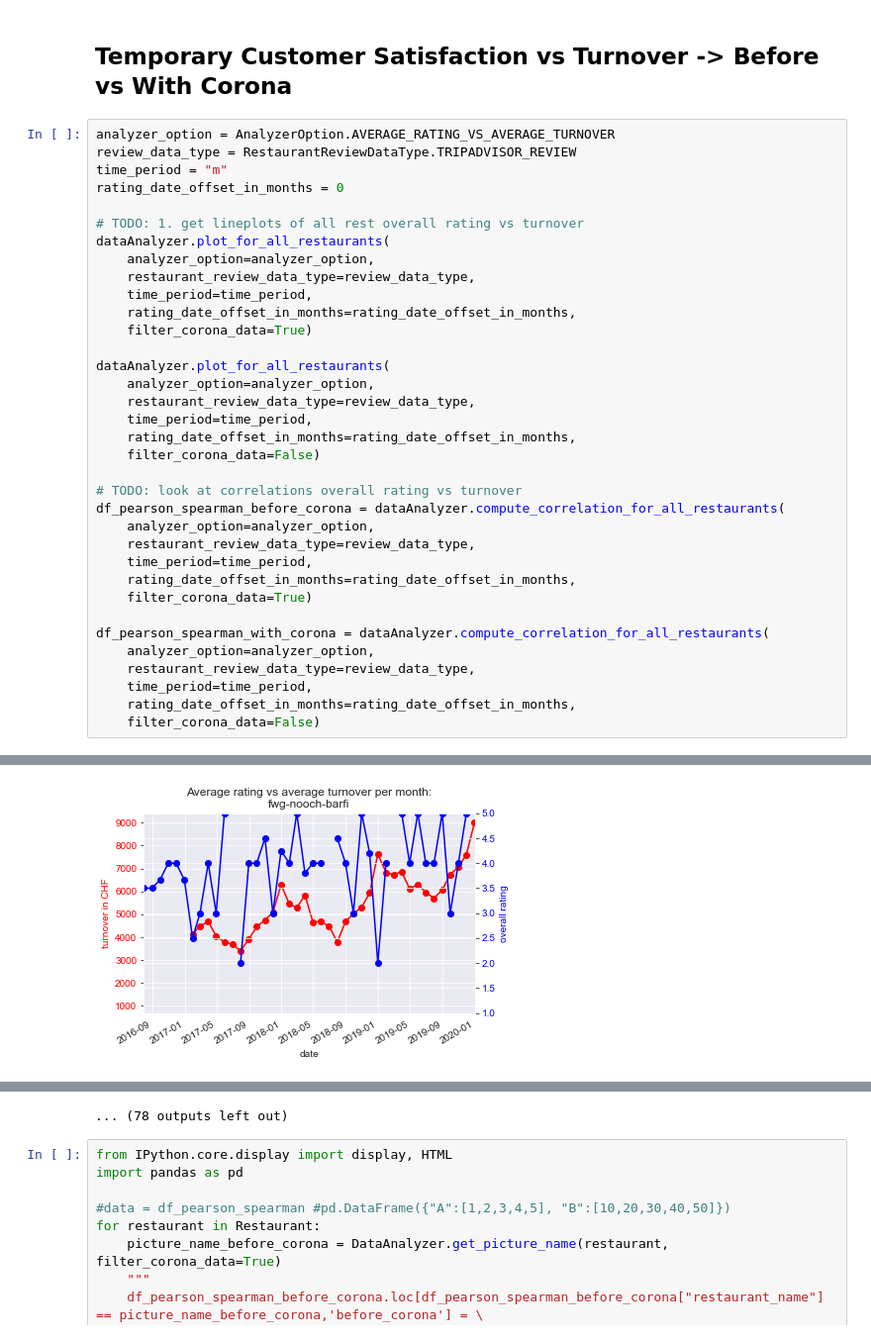
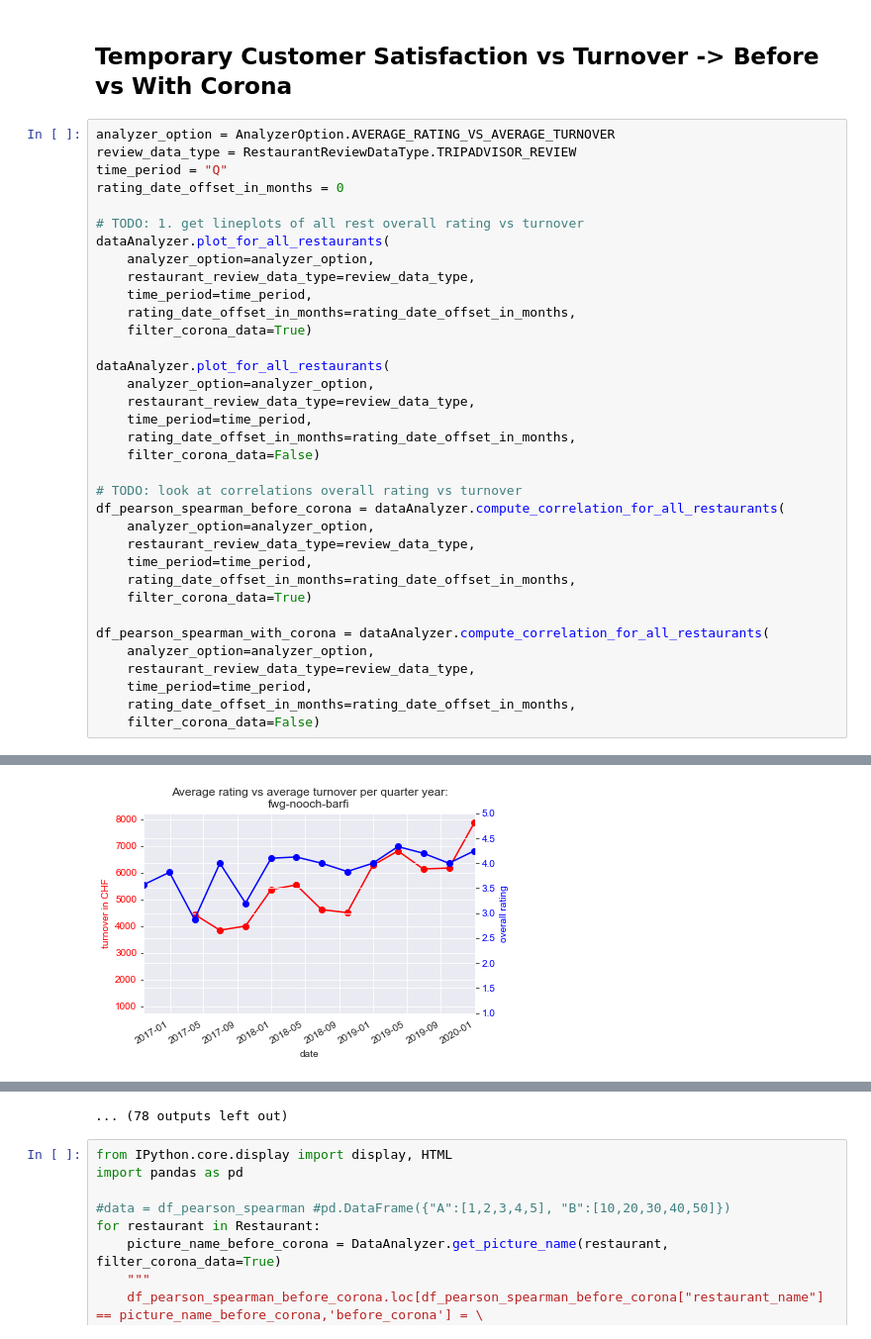
Before and after one commit to fatihsolmaz22/Bachelorarbeit_FS22, a Jupyter notebook: 02_Code/ba_code/ba_code/data_processing_and_analysis/02_correlation_average_rating_before_vs_with_corona_tripadvisor.ipynb, the cells around one changed output, grey strips where cells are left out. Shown at 99% size. Cells and saved outputs as stored; diff of their text form.

```diff
--- a/02_Code/ba_code/ba_code/data_processing_and_analysis/02_correlation_average_rating_before_vs_with_corona_tripadvisor.ipynb
+++ b/02_Code/ba_code/ba_code/data_processing_and_analysis/02_correlation_average_rating_before_vs_with_corona_tripadvisor.ipynb
@@ -13,7 +13,7 @@ dataAnalyzer = DataAnalyzer()
 # %%
 analyzer_option = AnalyzerOption.AVERAGE_RATING_VS_AVERAGE_TURNOVER
 review_data_type = RestaurantReviewDataType.TRIPADVISOR_REVIEW
-time_period = "m"
+time_period = "Q"
 rating_date_offset_in_months = 0
 
 # TODO: 1. get lineplots of all rest overall rating vs turnover
@@ -53 +53 @@ df_pearson_spearman_with_corona = dataAnalyzer.compute_correlation_for_all_resta
-[figure, old version]
+[figure, new version]
```
Also changed, not shown: parts of 1 cell of this notebook, 5 other files.
